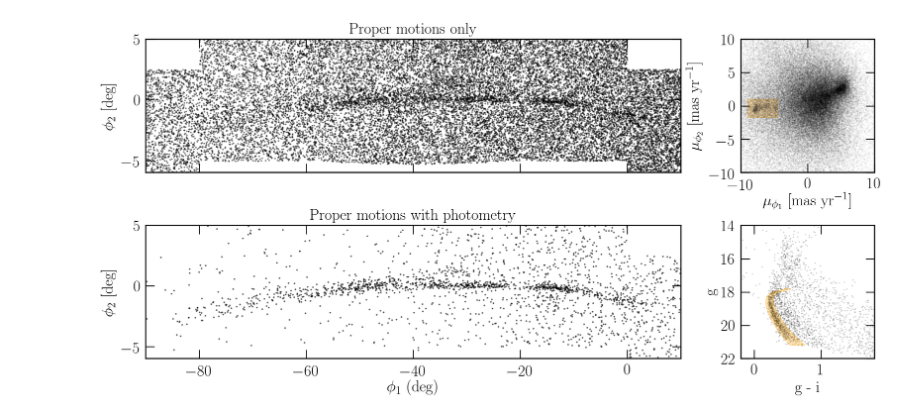
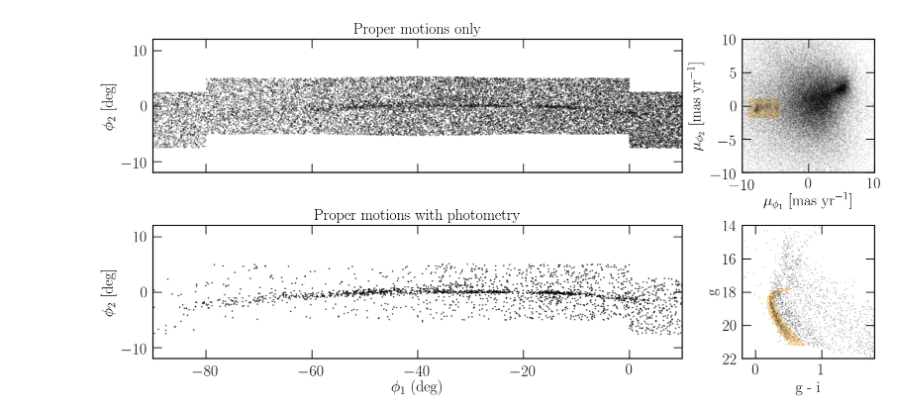
Before and after one commit to adrn/GD1-DR2, a Jupyter notebook: notebooks/GD1_paper_figures.ipynb, the cells around one changed output. Saved outputs shown, nothing was run; the diff lists cells and outputs as text; code cells hidden in the pictures.

```diff
--- a/notebooks/GD1_paper_figures.ipynb
+++ b/notebooks/GD1_paper_figures.ipynb
@@ -95,7 +95,7 @@ pm_mask = ((gd1_c.pm_phi1_cosphi2 < pm1_max) & (gd1_c.pm_phi1_cosphi2 > pm1_min)
 fig, ax = plt.subplots(2,2,figsize=(13,6.5), gridspec_kw = {'width_ratios':[4,1]})
 
 plt.sca(ax[0][0])
-plt.plot(gd1_c.phi1[pm_mask].wrap_at(wangle), gd1_c.phi2[pm_mask], 'ko', ms=1, alpha=0.4, rasterized=True)
+plt.plot(gd1_c.phi1[pm_mask].wrap_at(wangle), gd1_c.phi2[pm_mask], 'ko', ms=1, alpha=0.2, rasterized=True)
 # plt.gca().set_aspect('equal')
 
 # plt.xlabel('$\phi_1$ (deg)')
@@ -104,7 +104,7 @@ plt.title('Proper motions only', fontsize='medium')
 
 plt.setp(plt.gca().get_xticklabels(), visible=False)
 plt.xlim(-90,10)
-plt.ylim(-6,5)
+plt.ylim(-12,12)
 
 plt.sca(ax[0][1])
 plt.plot(gd1_c.pm_phi1_cosphi2[phi_mask_stream].to(u.mas/u.yr),
@@ -122,32 +122,32 @@ plt.ylim(-10,10)
 plt.xlabel('$\mu_{\phi_1}$ [mas yr$^{-1}$]')
 plt.ylabel('$\mu_{\phi_2}$ [mas yr$^{-1}$]')
 
 plt.sca(ax[1][0])
 plt.plot(gd1_c.phi1[pm_mask & cmd_mask].wrap_at(wangle), gd1_c.phi2[pm_mask & cmd_mask],
          'ko', ms=1, alpha=0.5, rasterized=True)
 # plt.gca().set_aspect('equal')
 
 plt.xlabel('$\phi_1$ (deg)')
 plt.ylabel('$\phi_2$ [deg]')
 plt.title('Proper motions with photometry', fontsize='medium')
 
 plt.xlim(-90,10)
-plt.ylim(-6,5)
+plt.ylim(-12,12)
 
 plt.sca(ax[1][1])
 plt.plot(g.g[phi_mask_stream & pm_mask] - g.i[phi_mask_stream & pm_mask], g.g[phi_mask_stream & pm_mask],
          'ko', ms=0.5, alpha=0.2, rasterized=True)
 
 # plt.plot(i_gi, i_g, 'r-')
 pm = mpl.patches.Polygon(poly_main, color='orange', alpha=0.3, zorder=2)
 plt.gca().add_artist(pm)
 
 plt.xlim(-0.2, 1.8)
 plt.ylim(22, 14)
 plt.xlabel('g - i')
 plt.ylabel('g')
 
 plt.tight_layout(h_pad=0.5, w_pad=0.5)
 plt.savefig('../paper/gd1_sample.pdf')
 # %% [output]
-[figure, old version]
+[figure, new version]
```
Also changed, not shown: 1 other file.
